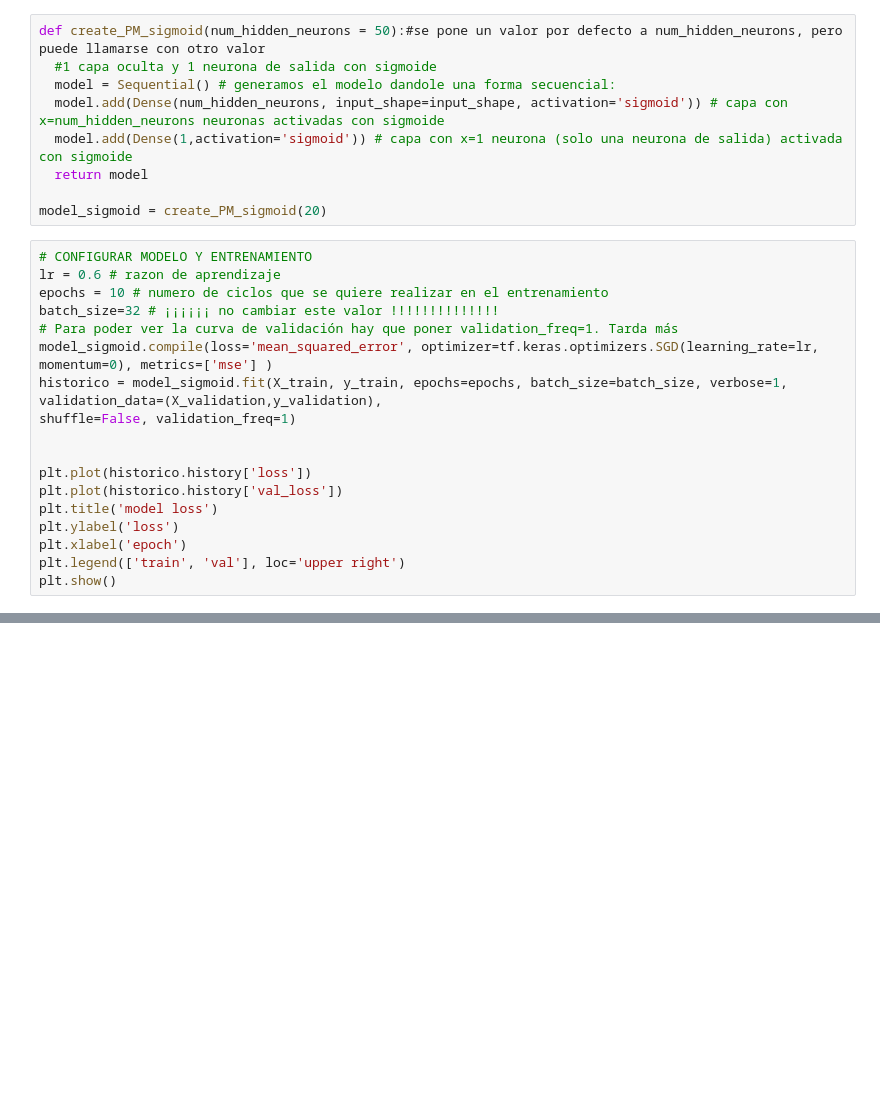
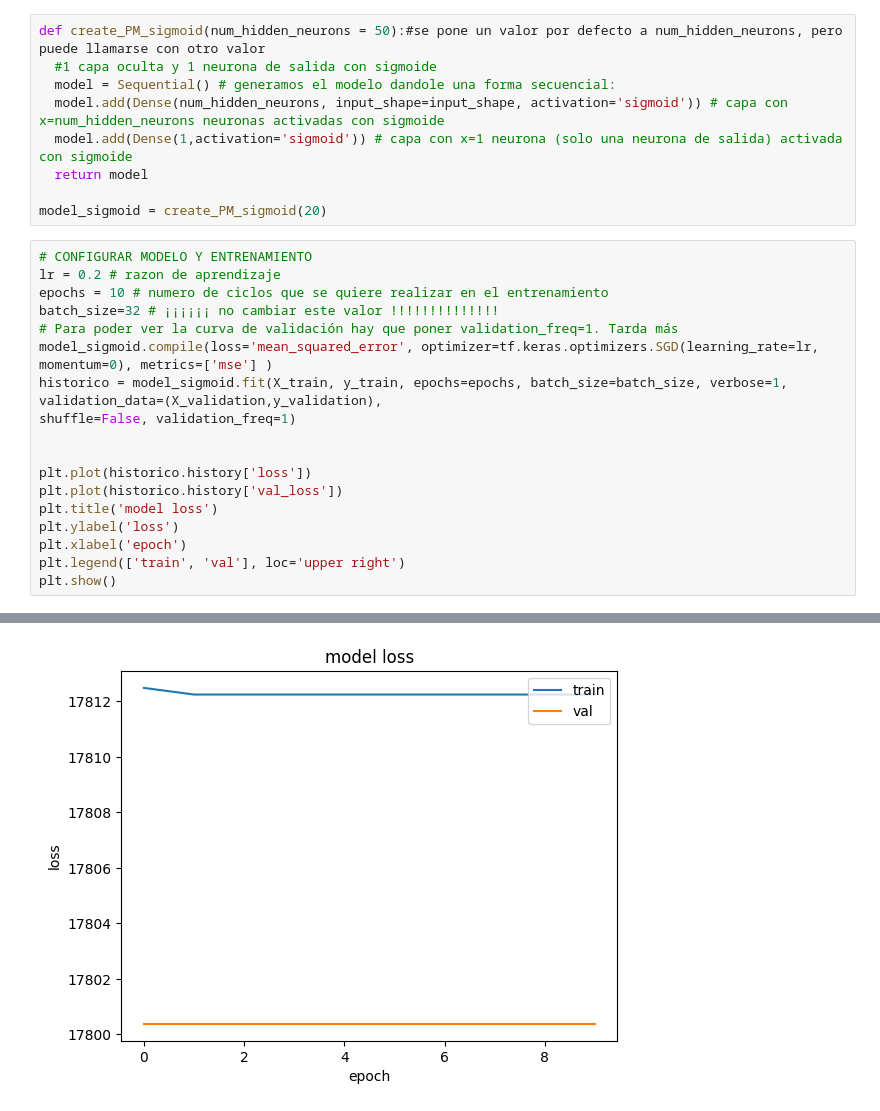
Before and after one commit to cabamarcos/Gas-Turbine-Emission-Prediction, a Jupyter notebook: P1_RRNN.ipynb, the cells around one changed output, grey strips where cells are left out. Drawn from its saved outputs; the diff is of its cells as text; blank space fills up the shorter version.

```diff
--- a/P1_RRNN.ipynb
+++ b/P1_RRNN.ipynb
@@ -557,7 +558,7 @@ def create_PM_sigmoid(num_hidden_neurons = 50):#se pone un valor por defecto a n
 model_sigmoid = create_PM_sigmoid(20)
 # %%
 # CONFIGURAR MODELO Y ENTRENAMIENTO
-lr = 0.6 # razon de aprendizaje
+lr = 0.2 # razon de aprendizaje
 epochs = 10 # numero de ciclos que se quiere realizar en el entrenamiento
 batch_size=32 # ¡¡¡¡¡¡ no cambiar este valor !!!!!!!!!!!!!!
 # Para poder ver la curva de validación hay que poner validation_freq=1. Tarda más
@@ -573,3 +574,4 @@ plt.ylabel('loss')
 plt.xlabel('epoch')
 plt.legend(['train', 'val'], loc='upper right')
 plt.show()
+# %% [output]
@@ -575,0 +598 @@ plt.show()
+[figure, added]
```
Also changed, not shown: parts of 13 cells of this notebook.
